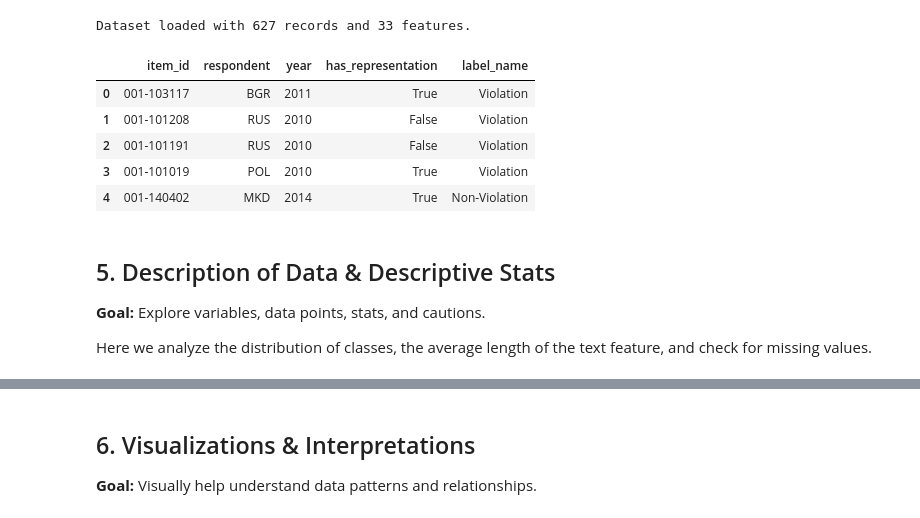
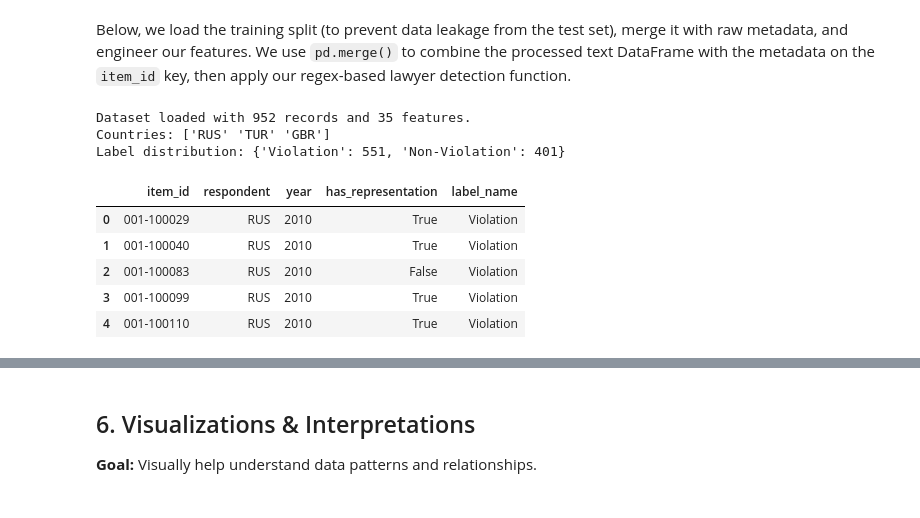
Before and after one commit to seaskyjj/echr, a Jupyter notebook: EDA.ipynb, the cells around one changed output, grey strips where cells are left out. Cells and saved outputs as stored; diff of their text form; code cells hidden in the pictures.

Commit message:
update for dataset

```diff
--- a/EDA.ipynb
+++ b/EDA.ipynb
@@ -58,46 +75,52 @@ Instead of just loading the pre-processed texts, we will:
+# %% [markdown]
+Below, we load the training split (to prevent data leakage from the test set), merge it with raw metadata, and engineer our features. We use `pd.merge()` to combine the processed text DataFrame with the metadata on the `item_id` key, then apply our regex-based lawyer detection function.
 # %%
-# 1. Load Processed Text (FACTS section) - We use train.csv for EDA to prevent data leakage from a test set
-df_text = pd.read_csv('data/processed/train.csv')
+# 1. Load Processed Text (FACTS section)
+df_text = pd.read_csv('data/processed/processed.csv')
 
 # 2. Load Metadata
 df_meta = pd.read_csv('data/raw/metadata.csv')
 
 # 3. Merge based on item_id
 df = pd.merge(df_text, df_meta, left_on='item_id', right_on='itemid', how='inner')
 
+# Handle column name conflicts from merge (respondent exists in both)
+if 'respondent_x' in df.columns:
+    df['respondent'] = df['respondent_x']
+    df.drop(columns=[c for c in df.columns if c.endswith('_x') or c.endswith('_y')], errors='ignore', inplace=True)
+
 # 4. Feature Engineering
 # Extract Year
-df['year'] = pd.to_datetime(df['judgementdate']).dt.year
+df['year'] = pd.to_datetime(df['judgementdate'], dayfirst=True).dt.year
 
 # Inventive Feature: Representation Status using Regex
 # We check if 'representedby' is not null, or we could regex the text
 def has_lawyer(val):
     if pd.isna(val):
         return False
     val = str(val).lower()
     # If the representation field says 'none', 'self' etc., it might mean no lawyer
     # We use regex to find if it actually contains a lawyer's name or law firm
     if re.search(r'\b(none|n/a)\b', val):
         return False
     return len(val.strip()) > 3
 
 df['has_representation'] = df['representedby'].apply(has_lawyer)
 
 # Clean up label names for plotting
 df['label_name'] = df['label'].map({1: 'Violation', 0: 'Non-Violation'})
 
 print(f"Dataset loaded with {len(df)} records and {len(df.columns)} features.")
+print(f"Countries: {df['respondent'].unique()}")
+print(f"Label distribution: {df['label_name'].value_counts().to_dict()}")
 df[['item_id', 'respondent', 'year', 'has_representation', 'label_name']].head()
 # %% [output]
-Dataset loaded with 627 records and 33 features.
+Dataset loaded with 952 records and 35 features.
+Countries: ['RUS' 'TUR' 'GBR']
+Label distribution: {'Violation': 551, 'Non-Violation': 401}
 |  | item_id | respondent | year | has_representation | label_name |
-| 0 | 001-103117 | BGR | 2011 | True | Violation |
-| 1 | 001-101208 | RUS | 2010 | False | Violation |
-| 2 | 001-101191 | RUS | 2010 | False | Violation |
-| 3 | 001-101019 | POL | 2010 | True | Violation |
-| 4 | 001-140402 | MKD | 2014 | True | Non-Violation |
+| 0 | 001-100029 | RUS | 2010 | True | Violation |
+| 1 | 001-100040 | RUS | 2010 | True | Violation |
+| 2 | 001-100083 | RUS | 2010 | False | Violation |
+| 3 | 001-100099 | RUS | 2010 | True | Violation |
+| 4 | 001-100110 | RUS | 2010 | True | Violation |
-# %% [markdown]
-## 5. Description of Data & Descriptive Stats
-**Goal:** Explore variables, data points, stats, and cautions.
-
-Here we analyze the distribution of classes, the average length of the text feature, and check for missing values.
```
Also changed, not shown: parts of 33 cells of this notebook, 4 other files.
